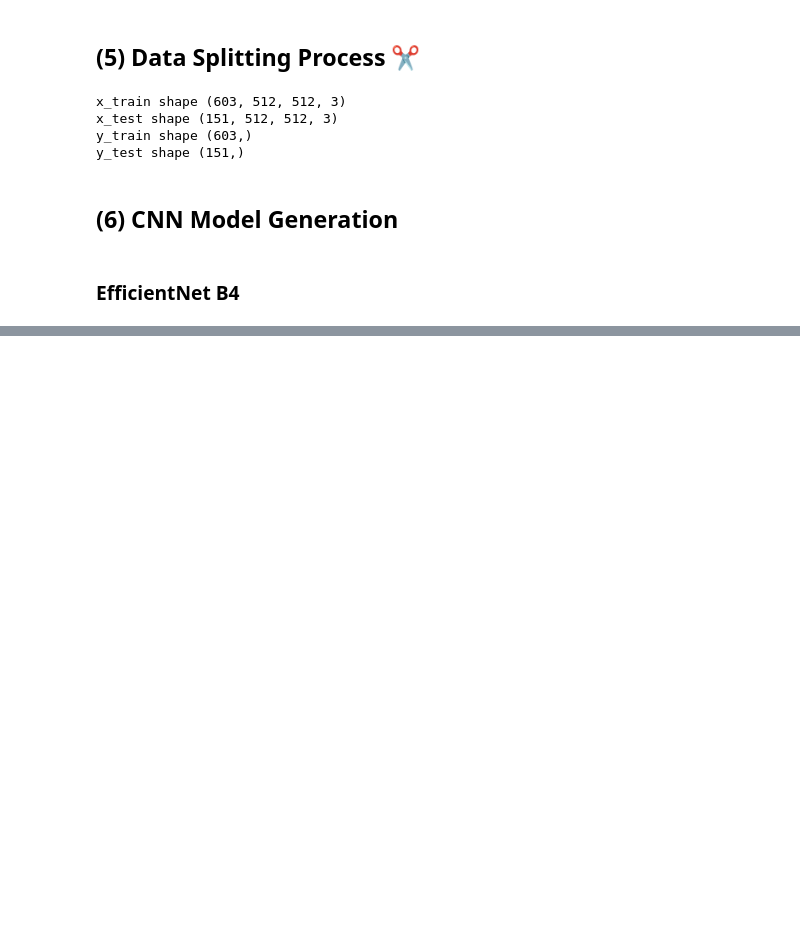
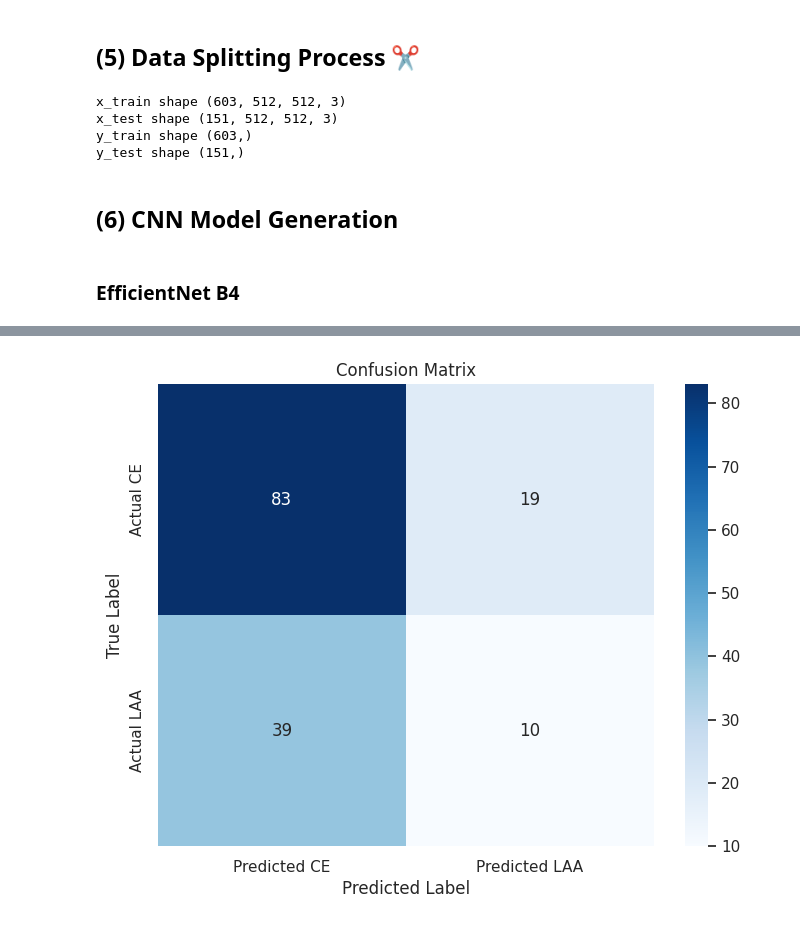
Before and after one commit to Andrea-gt/blood-clots, a Jupyter notebook: mayo-clinic-strip-ai.ipynb, the cells around one changed output, grey strips where cells are left out. Saved outputs shown, nothing was run; the diff lists cells and outputs as text; code cells hidden in the pictures; blank space fills up the shorter version.

```diff
--- a/mayo-clinic-strip-ai.ipynb
+++ b/mayo-clinic-strip-ai.ipynb
@@ -723,0 +808,32 @@ early_stopping.load_best_model(model)
+# %%
+y_pred = []
+y_true = []
+
+# Iterate over validation data
+model.eval()
+with torch.no_grad():
+    for inputs, labels in val_loader:
+        inputs, labels = inputs.permute(0, 3, 1, 2).to(device), labels.type(torch.float).to(device)
+        output = model(inputs)
+
+        # Apply sigmoid to get probabilities, then threshold for binary classification
+        preds = torch.sigmoid(output).cpu().numpy()
+        preds = [1 if p >= 0.5 else 0 for p in preds]  # Convert probabilities to binary predictions
+        y_pred.extend(preds)
+        y_true.extend(labels.cpu().numpy().flatten().astype(int))
+# %%
+# Calculate confusion matrix
+cm = confusion_matrix(y_true, y_pred)
+
+# Convert to a DataFrame for better readability in heatmap
+cm_df = pd.DataFrame(cm, index=['Actual CE', 'Actual LAA'], columns=['Predicted CE', 'Predicted LAA'])
+
+# Plot the confusion matrix
+plt.figure(figsize=(8, 6))
+sns.heatmap(cm_df, annot=True, fmt="d", cmap="Blues")
+plt.ylabel('True Label')
+plt.xlabel('Predicted Label')
+plt.title('Confusion Matrix')
+plt.show()
+# %% [output]
+[figure, added]
```
Also changed, not shown: parts of 13 cells of this notebook.
